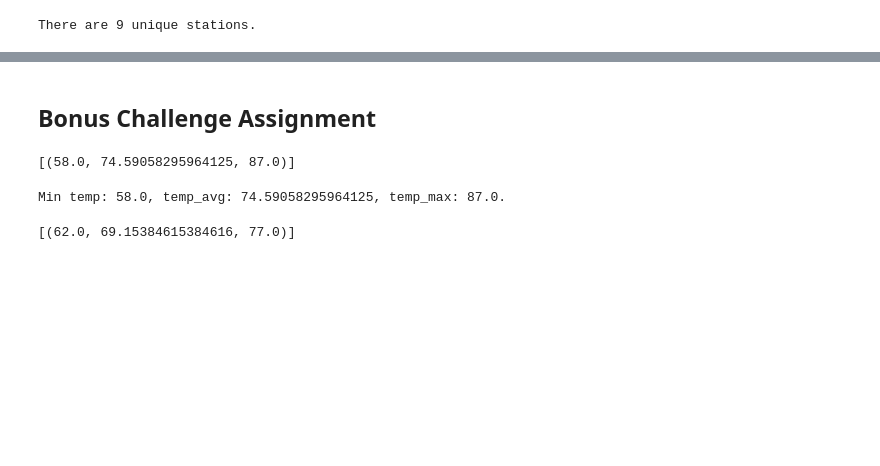
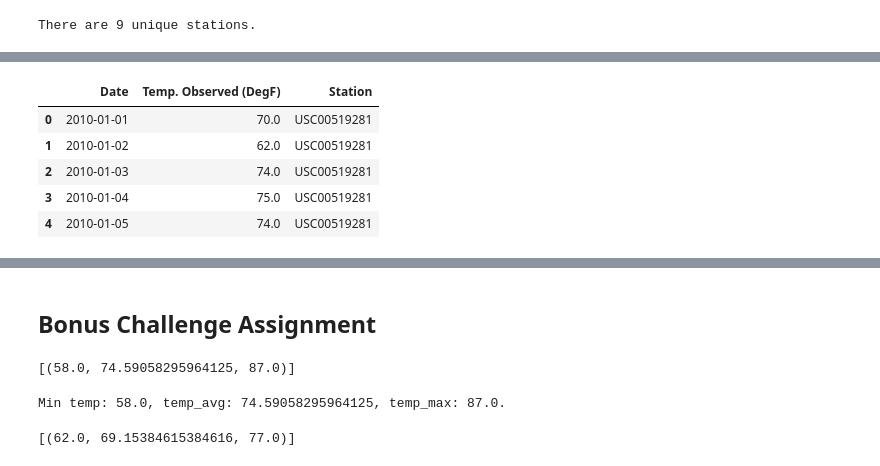
Before and after one commit to IrinaUX/sqlalchemy-challenge, a Jupyter notebook: station_analysis.ipynb, the cells around one changed output, grey strips where cells are left out. Cells and saved outputs as stored; diff of their text form; code cells hidden in the pictures; blank space fills up the shorter version.

```diff
--- a/station_analysis.ipynb
+++ b/station_analysis.ipynb
@@ -588,0 +582,12 @@ max_sta_df.reset_index()
+# %%
+# Create df based on the sta_USC00519281 station
+station_df = pd.DataFrame(sta_USC00519281)
+station_df.columns = ['Date', 'Temp. Observed (DegF)', 'Station']
+station_df.head()
+# %% [output]
+|  | Date | Temp. Observed (DegF) | Station |
+| 0 | 2010-01-01 | 70.0 | USC00519281 |
+| 1 | 2010-01-02 | 62.0 | USC00519281 |
+| 2 | 2010-01-03 | 74.0 | USC00519281 |
+| 3 | 2010-01-04 | 75.0 | USC00519281 |
+| 4 | 2010-01-05 | 74.0 | USC00519281 |
```
Also changed, not shown: parts of 14 cells of this notebook.
